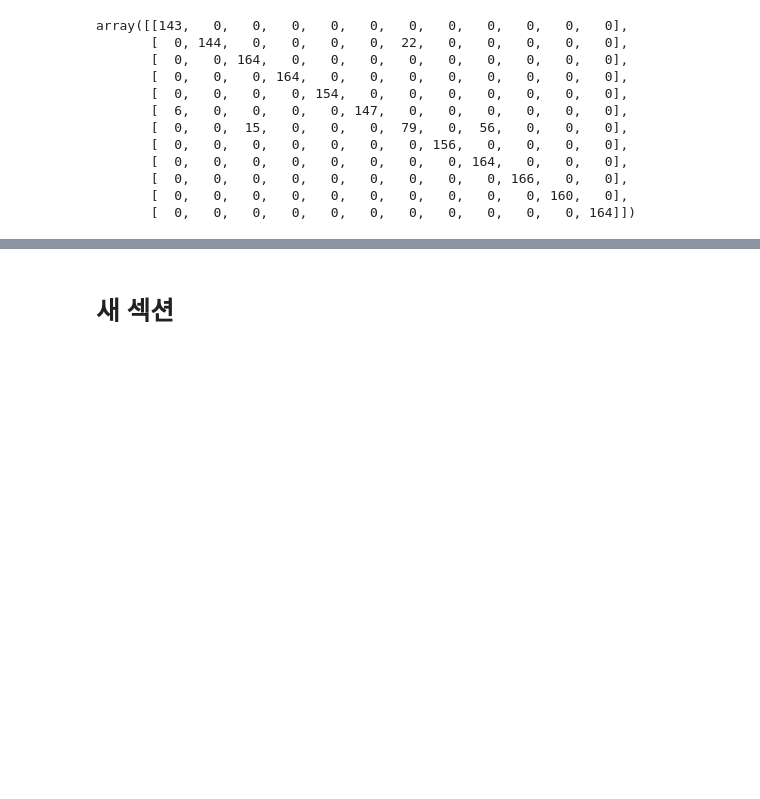
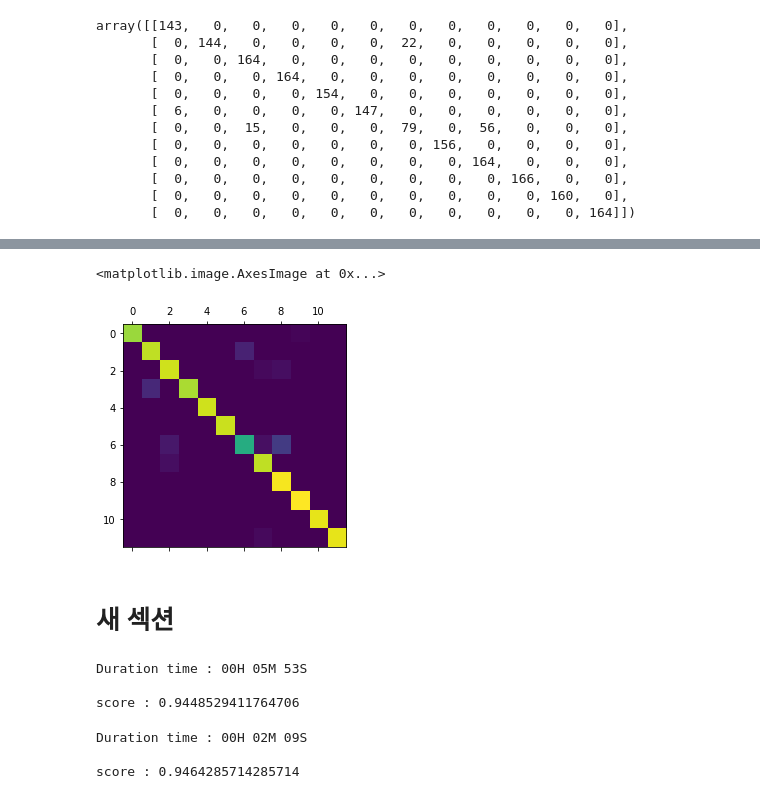
Before and after one commit to ykykyk112/machine_learning, a Jupyter notebook: sklearn_exercise/SVM_Classifier.ipynb, the cells around one changed output, grey strips where cells are left out. Drawn from its saved outputs; the diff is of its cells as text; code cells hidden in the pictures; blank space fills up the shorter version.

Commit message:
2021.02.02 Fruit Image Classifier 성능 측정
<수정사항>
* 성능 측정 - Confusion matrix, Classification_report 이용
* LinearSVC와 Kernel SVC에 대한 성능 비교

<개선사항>
* 입력 데이터 전처리 함수 작성

```diff
--- a/sklearn_exercise/SVM_Classifier.ipynb
+++ b/sklearn_exercise/SVM_Classifier.ipynb
@@ -322,0 +326,5 @@ array([[143,   0,   0,   0,   0,   0,   0,   0,   0,   0,   0,   0],
+# %%
+X_test = X_test.reshape(-1, 30000)
+y_pred_test = rbf_svc.predict(X_test)
+score_test = accuracy_score(y_pred_test, y_test)
+score_test
@@ -322,0 +333,6 @@ array([[143,   0,   0,   0,   0,   0,   0,   0,   0,   0,   0,   0],
+# %%
+from sklearn.svm import LinearSVC
+svm_clf = LinearSVC(random_state = 42)
+svm_clf.fit(X_train, y_train)
+score = svm_clf.score(X_test, y_test)
+print(score)
@@ -322,0 +341,12 @@ array([[143,   0,   0,   0,   0,   0,   0,   0,   0,   0,   0,   0],
+# %%
+best_score = -1
+best_param = -1
+for c in [0.01, 0.1, 0.5, 1, 5, 10] :
+    svm_clf = LinearSVC(C = c, verbose=2, random_state=42)
+    svm_clf.fit(X_train, y_train)
+    score = svm_clf.score(X_test, y_test)
+    if score > best_score :
+        best_score = score
+        best_param = c
+
+print(best_score, best_param)
@@ -322,0 +361,5 @@ array([[143,   0,   0,   0,   0,   0,   0,   0,   0,   0,   0,   0],
+# %%
+from sklearn.metrics import confusion_matrix
+y_pred = svm_clf.predict(X_test)
+cf = confusion_matrix(y_test, y_pred)
+cf
@@ -323,2 +379,7 @@ array([[143,   0,   0,   0,   0,   0,   0,   0,   0,   0,   0,   0],
+# %%
+plt.matshow(cf)
+# %% [output]
+<matplotlib.image.AxesImage at 0x...>
+[figure, added]
 # %% [markdown]
 # 새 섹션
@@ -324,0 +394,37 @@ array([[143,   0,   0,   0,   0,   0,   0,   0,   0,   0,   0,   0],
+# %%
+from sklearn.svm import LinearSVC, SVC
+
+start = time.time()
+
+svm_clf = LinearSVC(C = 1, random_state = 42)
+svm_clf.fit(X_train, y_train)
+
+end = time.time()
+duration = end-start
+
+get_time(duration)
+
+score = svm_clf.score(X_test, y_test)
+print('\nscore :', score)
+# %% [output]
+Duration time : 00H 05M 53S
+
+score : 0.9448529411764706
+# %%
+# SVC - nonscaling
+start = time.time()
+
+kernel_clf = SVC(kernel = 'linear', random_state = 42, max_iter=1000)
+kernel_clf.fit(X_train, y_train)
+
+end = time.time()
+duration = end-start
+
+get_time(duration)
+
+kernel_score = kernel_clf.score(X_test, y_test)
+print('\nscore :', kernel_score)
+# %% [output]
+Duration time : 00H 02M 09S
+
+score : 0.9464285714285714
```
Also changed, not shown: parts of 32 cells of this notebook.
